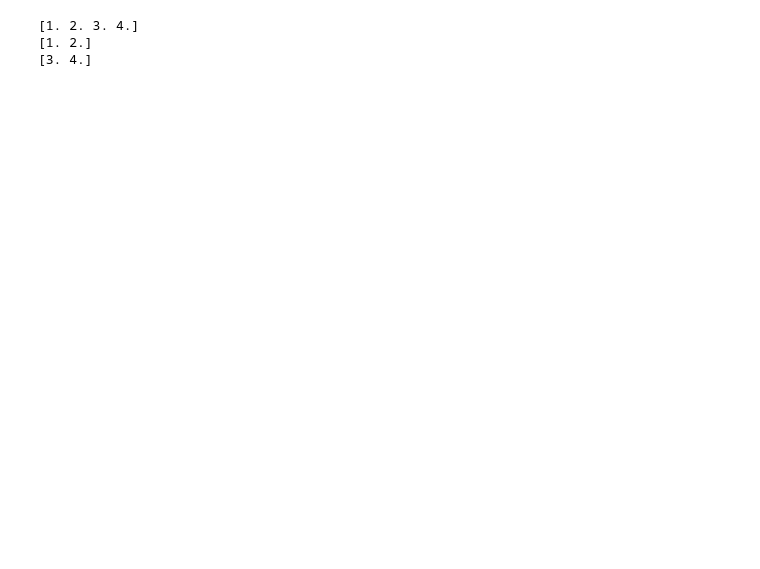
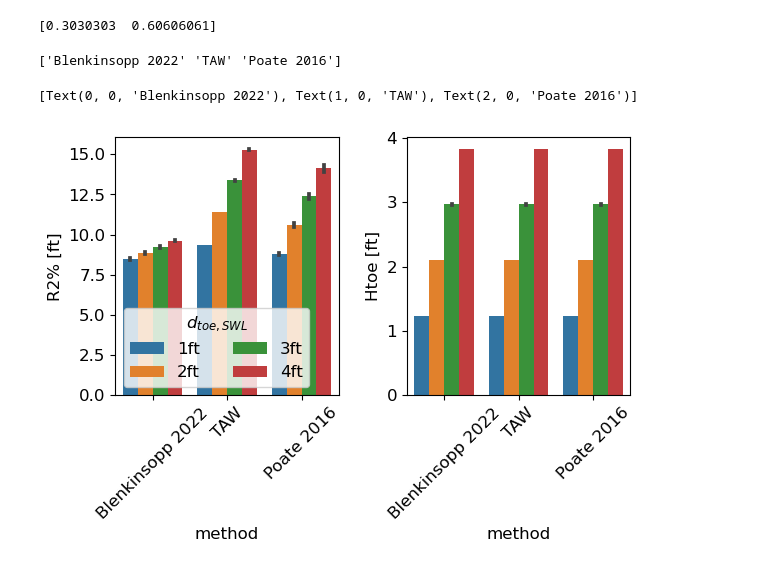
Before and after one commit to anellenson/py-wave-runup, a Jupyter notebook: ResultsPlotting.ipynb, the cells around one changed output. Cells and saved outputs as stored; diff of their text form; code cells hidden in the pictures; blank space fills up the shorter version.

```diff
--- a/ResultsPlotting.ipynb
+++ b/ResultsPlotting.ipynb
@@ -29,11 +32,9 @@ df = load_scenario_data(scenario, Hs, Tp, returnperiod)
 # df.bsand = 1/100
 # %%
 df_stock = df.copy(deep=True)
-print(df_stock.scenario.unique())
 df_stock = df_stock.loc[(df_stock.scenario == 1) | (df_stock.scenario==2)]
-print(df_stock.scenario.unique())
 df = df.loc[(df.scenario==3) | (df.scenario==4)]
-print(df.scenario.unique())
+print(df.dtoeSWL.unique())
 
 blen = py_wave_runup.models.Blenkinsopp2022(Hs=df.hs,beta=df.beta,bsand=df.bsand,bberm=df.bberm,dtoeSWL=df.dtoeSWL,Tp=df.tp,spectral_wave_period=True,h=10)
 euro = py_wave_runup.models.EurOtop2018(Hs=df.hs,beta=df.beta,bsand=df.bsand,bberm=df.bberm,dtoeSWL=df.dtoeSWL,Tp=df.tp,spectral_wave_period=True,h=10)
@@ -43,24 +44,49 @@ stock = py_wave_runup.models.Stockdon2006(Hs=df_stock.hs,beta=df_stock.beta,bsan
 df_taw = df.copy(deep=True)
 df_poate = df.copy(deep=True)
 
-df_stock['r2'] = (stock.R2 + MHW)*3.3
-df_stock['method'] = ['Stockdon'] * len(df.hs)
+df_stock['r2'] = stock.R2*3.28
+df_stock['TWL'] = stock.R2*3.28 + MHHW + setup
+df_stock['method'] = ['Stockdon'] * len(df_stock.hs)
 
-df['r2'] = (blen.R2_eq21+MHW)*3.3
+
+df['r2'] = (blen.R2_eq21)*3.28
+df_taw['r2'] = (euro.R2(gamma_f=0.70))*3.28
+df_poate['r2'] = (poate.R2())*3.28
+
+
+df['TWL'] = blen.R2_eq21*3.28 + MHHW + setup
+df_taw['TWL'] = (euro.R2(gamma_f=0.70))*3.28 + MHHW + setup
+df_poate['TWL'] = (poate.R2())*3.28 + MHHW + setup
+
+
 df['method'] = ['Blenkinsopp 2022'] * len(df.hs)
-
-df_taw['r2'] = (euro.R2(gamma_f=0.70)+MHW)*3.3
-df_poate['r2'] = (poate.R2()+MHW)*3.3
 df_poate['method'] = ['Poate 2016'] * len(df.hs)
 df_taw['method'] = ['TAW'] * len(df.hs)
 
 
 df_full = pd.concat([df, df_taw, df_poate, df_stock])
-df_full['hs'] = df_full['hs']*3.3
+df_full['hs'] = df_full['hs']*3.28
+df_full['htoe'] = blen.Htoe*3.28
 # %% [output]
-[1. 2. 3. 4.]
-[1. 2.]
-[3. 4.]
+[0.3030303  0.60606061]
+# %%
+fig, ax = pl.subplots(1,2)
+pl.tight_layout()
+fig.set_size_inches(6,3)
+a = sns.barplot(x='method',y='TWL', data=df_full[(df_full.transect==i+1)&(df_full.returnperiod==10)&(df_full.dtoeSWL<300)],hue='dtoeSWL',ax=ax[0])
+legend_labels, _= ax[0].get_legend_handles_labels()
+ax[0].legend(legend_labels,['1ft','2ft','3ft','4ft'],title=r'$d_{toe,SWL}$',ncol=2, loc=3)
+ax[0].set_ylabel('R2% [ft]')
+ax[0].set_xticklabels(df_full.method.unique(),rotation = 45)
+
+a = sns.barplot(x='method',y='htoe', data=df_full[(df_full.transect==i+1)&(df_full.returnperiod==10)&(df_full.dtoeSWL<300)],hue='dtoeSWL',ax=ax[1])
+ax[1].legend_.remove()
+ax[1].set_ylabel('Htoe [ft]')
+ax[1].set_xticklabels(df_full.method.unique(),rotation = 45)
+# %% [output]
+['Blenkinsopp 2022' 'TAW' 'Poate 2016']
+[Text(0, 0, 'Blenkinsopp 2022'), Text(1, 0, 'TAW'), Text(2, 0, 'Poate 2016')]
+[figure, added]
 # %%
 #Run this for continuous data plot
 # fig, ax = pl.subplots(1,1)
```
Also changed, not shown: parts of 4 cells of this notebook, 6 other files.
